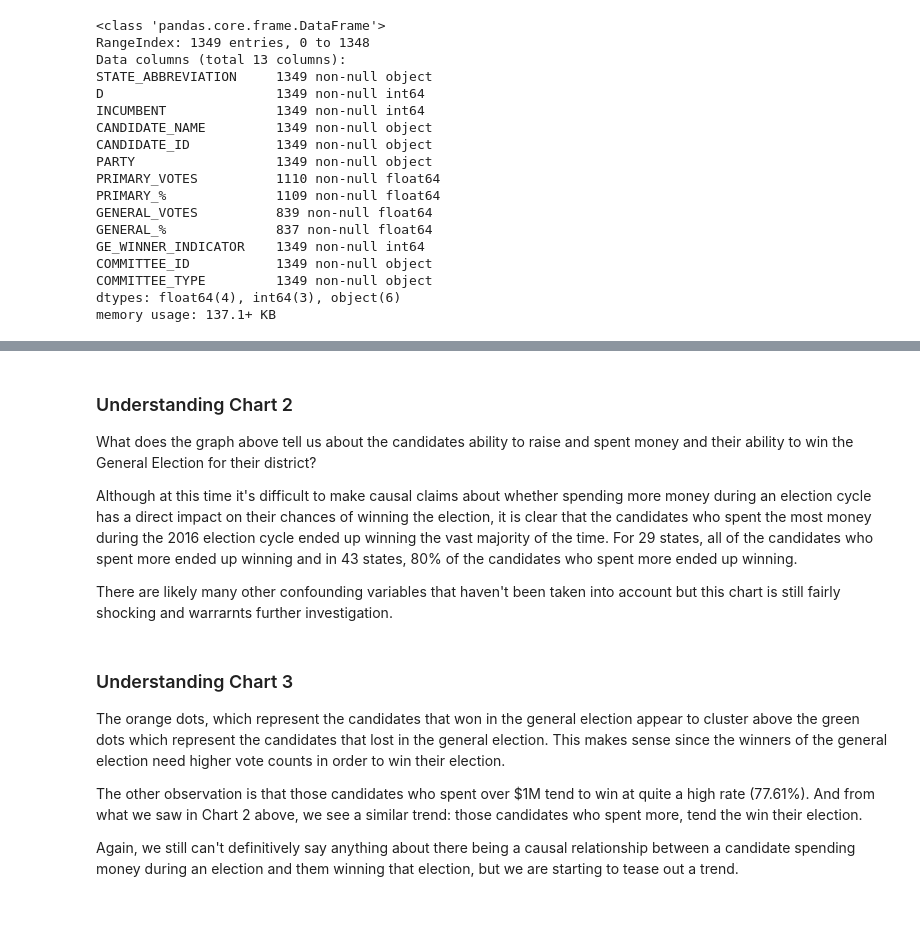
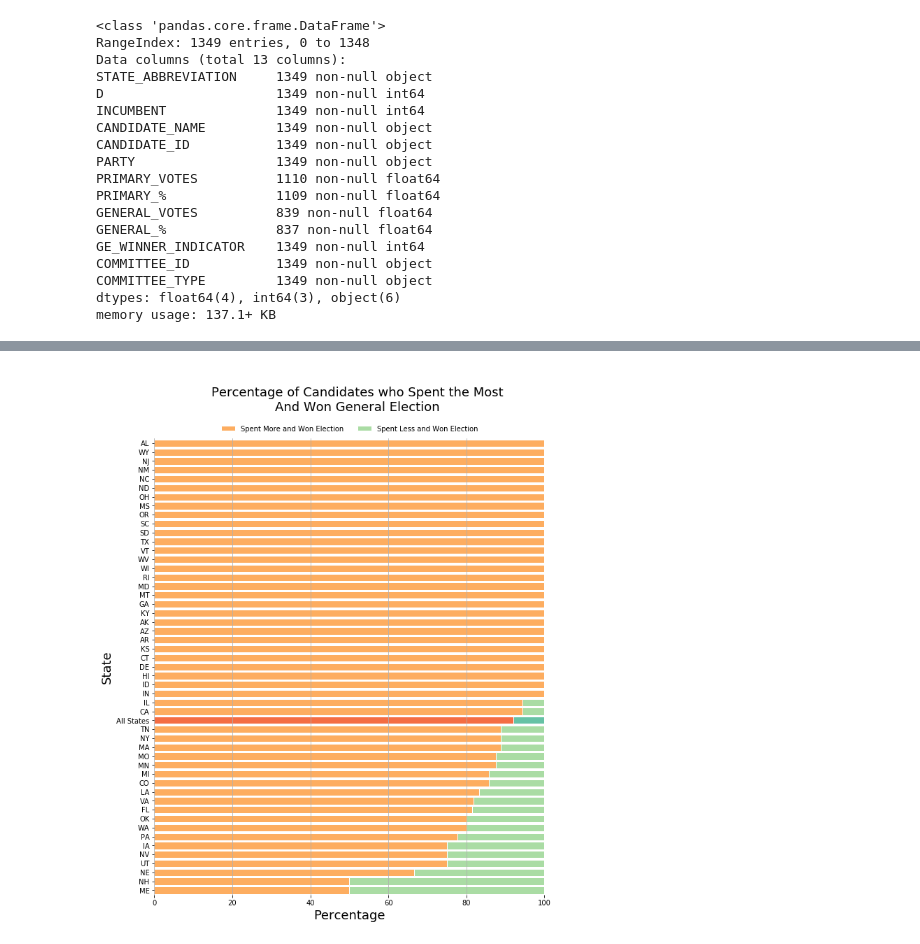
Before and after one commit to iameskild/electionfinances, a Jupyter notebook: data_analysis.ipynb, the cells around one changed output, grey strips where cells are left out. Saved outputs shown, nothing was run; the diff lists cells and outputs as text; code cells hidden in the pictures; blank space fills up the shorter version.

```diff
--- a/data_analysis.ipynb
+++ b/data_analysis.ipynb
@@ -273,2 +344,0 @@ However before creating these two dataframes, I would like to determine what per
-# %%
-financial_reports = pd.read_csv('financial_reports_house_2016.csv')
@@ -429,7 +425,7 @@ spent_per_com = pd.DataFrame()
 for state in states_and_districts():
     # select only candidates from 'state' who appeared in the General Election
     df_state = results_pc_fs[(results_pc_fs['STATE_ABBREVIATION'] == state) &
-                             (results_pc_fs['GENERAL_%'].notnull())]
+                             (results_pc_fs['GENERAL_VOTES'].notnull())]
     n_max_funds_win = 0
 
     # each district in each state
@@ -451,6 +447,14 @@ for state in states_and_districts():
                                                     'Win_Percent' : win_percent,
                                                     'Loss_Percent' : loss_percent},
                                                   ignore_index=True)
+# %%
+as_win_percent = 100*sum(n_max_funds_win_all.values())/sum(states_and_districts().values())
+as_loss_percent = (100 - as_win_percent)
+
+win_loss_per_state = win_loss_per_state.append({'State' : 'All States',
+                                                'Win_Percent' : as_win_percent,
+                                                'Loss_Percent' : as_loss_percent},
+                                              ignore_index=True)
 # %%
 print('In {} of states, all of the candidate who spent the most money also won the election.'
       .format(win_loss_per_state\
@@ -462,44 +469,48 @@ print('In {} of states, 80% of the candidate who spent the most money also won t
 # %%
-fig, ax = plt.subplots(nrows=1, ncols=1, figsize=(10,10), sharex=True)
+fig, ax = plt.subplots(nrows=1, ncols=1, figsize=(10,12), sharex=True)
 fig.patch.set_facecolor('w')
 
 win_loss_per_state = win_loss_per_state.sort_values('Loss_Percent')
 
 ax.barh(win_loss_per_state['State'], win_loss_per_state['Win_Percent'],
-        color=palette[3], edgecolor='white', height=0.75,
+        color=palette[3], edgecolor='white',
         label='Spent More and Won Election')
 
 ax.barh(win_loss_per_state['State'], win_loss_per_state['Loss_Percent'],
         left=win_loss_per_state['Win_Percent'],
-        color=palette[7], edgecolor='white', height=0.75,
+        color=palette[7], edgecolor='white',
         label='Spent Less and Won Election')
+
+ax.barh(y='All States',
+        width=as_win_percent,
+        color=palette[2], edgecolor='white')
+
+ax.barh(y='All States',
+        width=as_loss_percent,
+        left=as_win_percent,
+        color=palette[8], edgecolor='white')
 
 ax.legend(ncol=2, bbox_to_anchor=(0.5, 1), loc='lower center', frameon=False)
 
 ax.spines['right'].set_visible(False)
 ax.spines['left'].set_visible(False)
 ax.spines['top'].set_visible(False)
 ax.spines['bottom'].set_visible(False)
 
-ax.set_ylim(-0.5, 49.5)
+ax.set_ylim(-0.5, 50.5)
 
 ax.grid(axis='x')
 
 ax.set_xlabel('Percentage', fontdict=font)
 ax.set_ylabel('State', fontdict=font)
 ax.set_title('''
-    Chart 2:
     Percentage of Candidates who Spent the Most
-    And Won
+    And Won General Election
     ''', fontdict=font, y=1.02)
 
 ax.invert_yaxis()
 
+plt.savefig('graphs/spent_more_and_won.png')
 plt.show();
+# %% [output]
+[figure, added]
-# %% [markdown]
-### Understanding Chart 2
-What does the graph above tell us about the candidates ability to raise and spent money and their ability to win the General Election for their district?
-
-Although at this time it's difficult to make causal claims about whether spending more money during an election cycle has a direct impact on their chances of winning the election, it is clear that the candidates who spent the most money during the 2016 election cycle ended up winning the vast majority of the time. For 29 states, all of the candidates who spent more ended up winning and in 43 states, 80% of the candidates who spent more ended up winning.
-
-There are likely many other confounding variables that haven't been taken into account but this chart is still fairly shocking and warrarnts further investigation.
@@ -553,10 +517,3 @@ for m in range(1000000,11000000, 1000000):
-# %% [markdown]
-### Understanding Chart 3
-The orange dots, which represent the candidates that won in the general election appear to cluster above the green dots which represent the candidates that lost in the general election. This makes sense since the winners of the general election need higher vote counts in order to win their election.
-
-The other observation is that those candidates who spent over $1M tend to win at quite a high rate (77.61\%). And from what we saw in Chart 2 above, we see a similar trend: those candidates who spent more, tend the win their election.
-
-Again, we still can't definitively say anything about there being a causal relationship between a candidate spending money during an election and them winning that election, but we are starting to tease out a trend.
 # %%
 fig, ax = plt.subplots(nrows=1, ncols=1, figsize=(10,10), sharex=True)
 fig.patch.set_facecolor('w')
```
Also changed, not shown: parts of 47 cells of this notebook, 9 other files.
